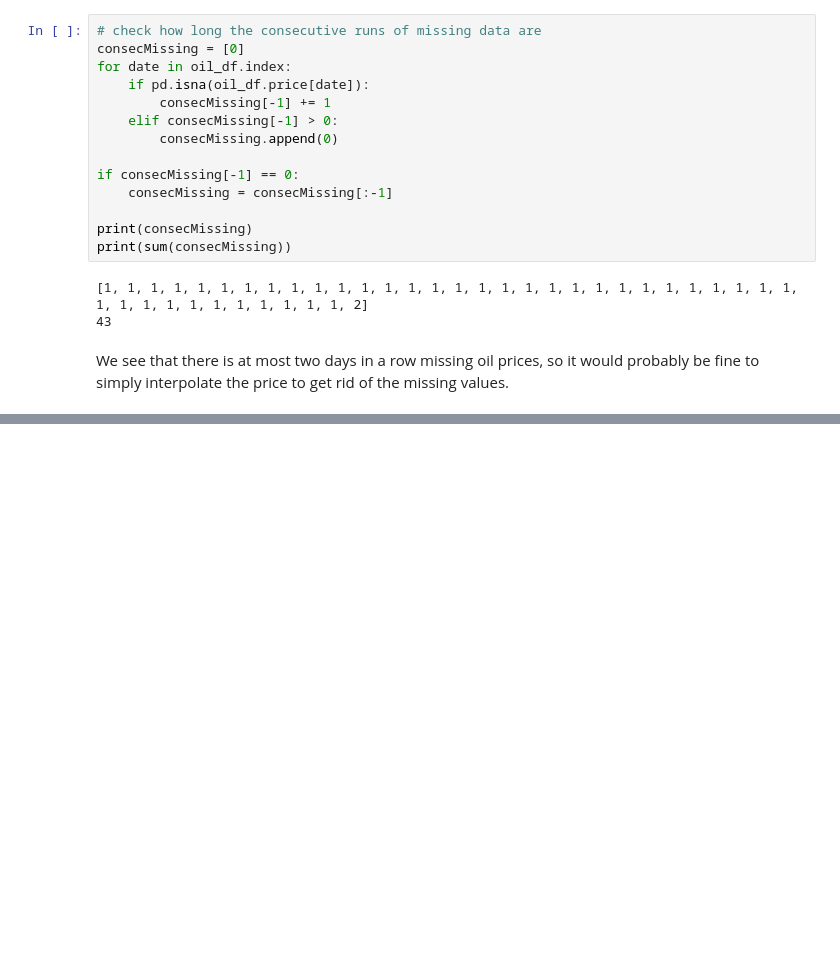
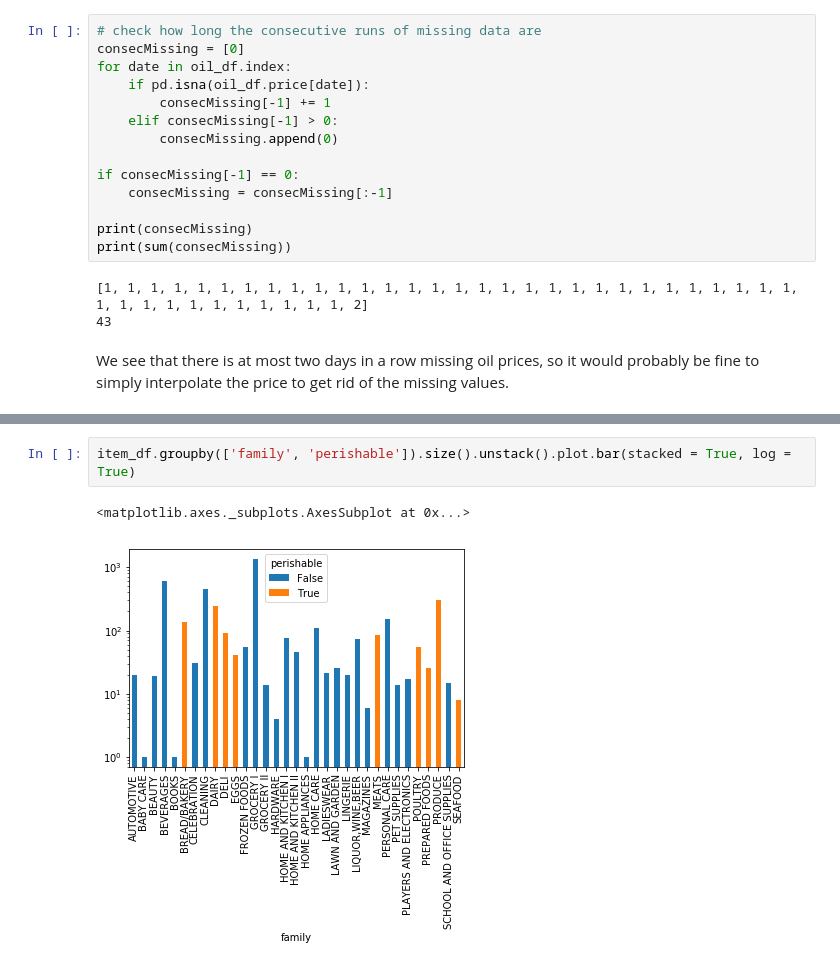
Before and after one commit to jandress94/grocery_sales, a Jupyter notebook: exploration/exploration.ipynb, the cells around one changed output, grey strips where cells are left out. Saved outputs shown, nothing was run; the diff lists cells and outputs as text; blank space fills up the shorter version.

```diff
--- a/exploration/exploration.ipynb
+++ b/exploration/exploration.ipynb
@@ -231,0 +377,5 @@ We see that there is at most two days in a row missing oil prices, so it would p
+# %%
+item_df.groupby(['family', 'perishable']).size().unstack().plot.bar(stacked = True, log = True)
+# %% [output]
+<matplotlib.axes._subplots.AxesSubplot at 0x...>
+[figure, added]
```
Also changed, not shown: parts of 23 cells of this notebook.
